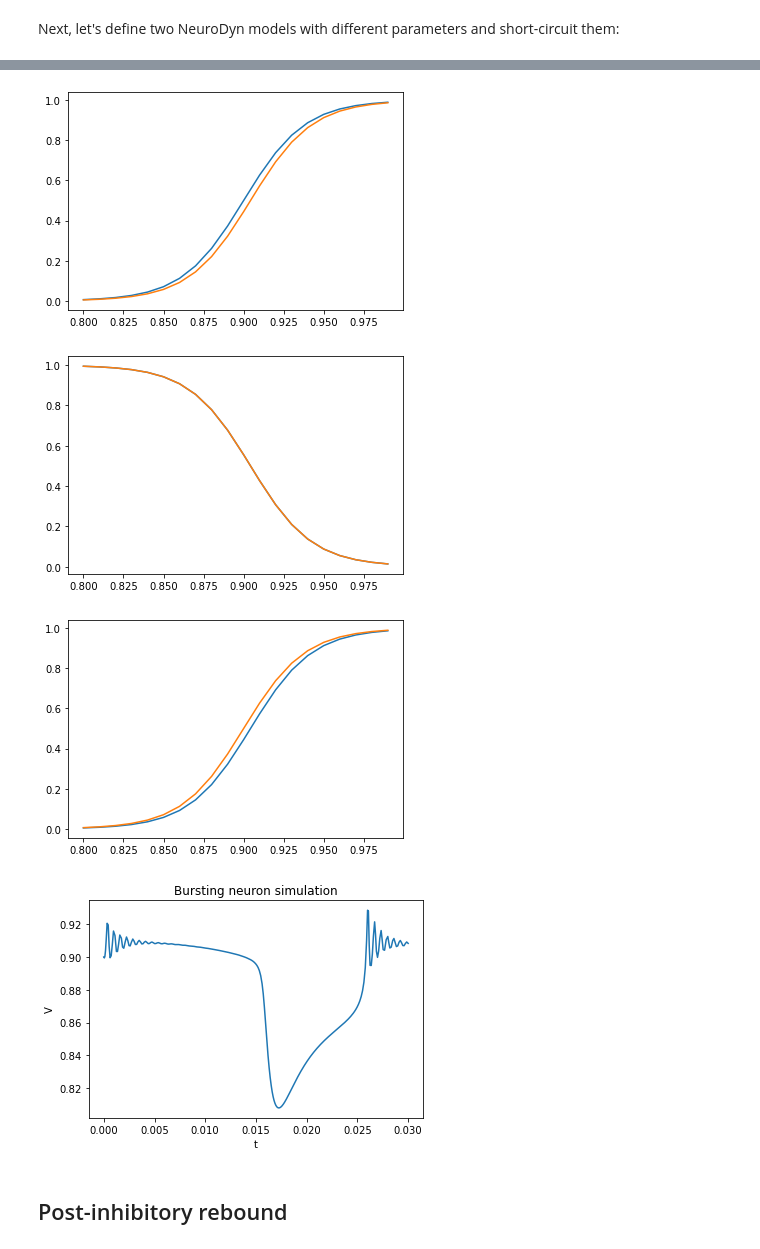
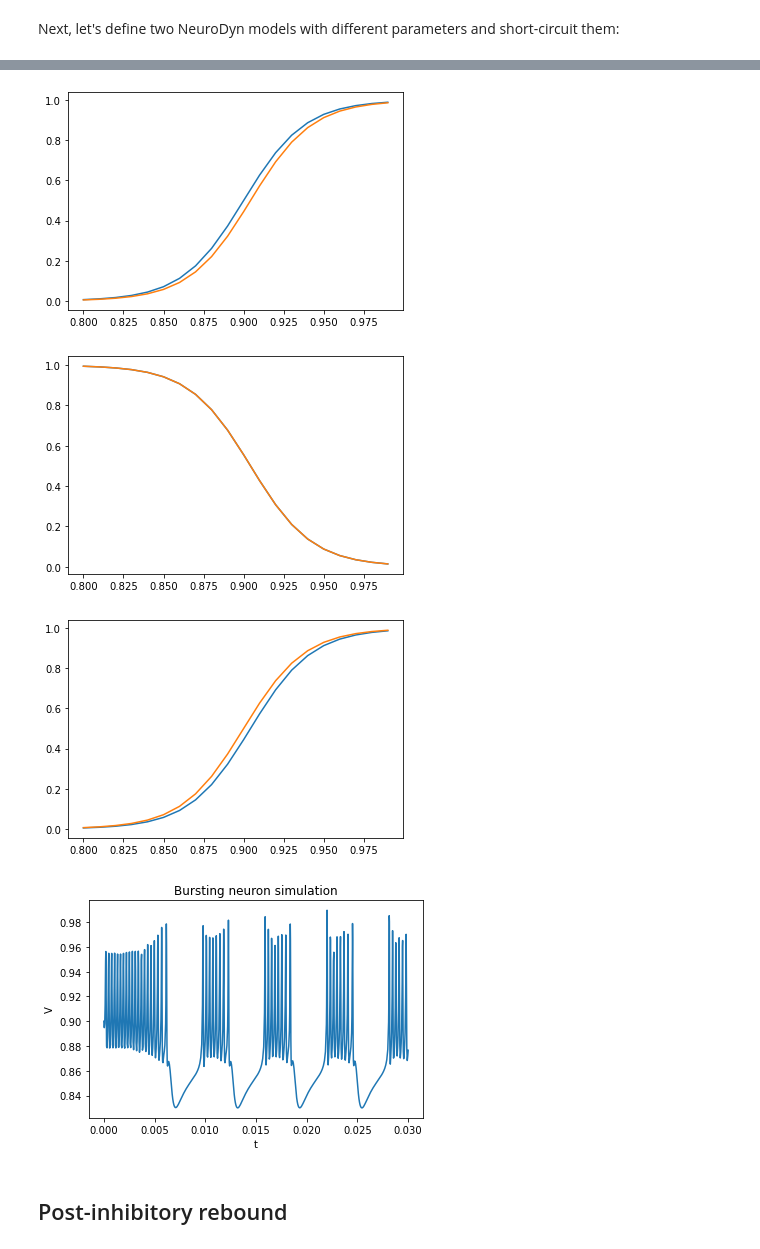
Before and after one commit to lukaribar/telluride-21, a Jupyter notebook: Bursting in NeuroDyn.ipynb, the cells around one changed output, grey strips where cells are left out. Saved outputs shown, nothing was run; the diff lists cells and outputs as text; code cells hidden in the pictures.

```diff
--- a/Bursting in NeuroDyn.ipynb
+++ b/Bursting in NeuroDyn.ipynb
@@ -224,0 +217,14 @@ plt.show()
+# %%
+T = 7000
+t = (0, T)
+
+I0 = 0
+iapp = lambda t: I0
+
+x0 = [0,0,0,0,0,0,0]
+
+sol = neuron_connection.simulate(t, x0, iapp)
+
+plt.figure()
+plt.plot(sol.t, sol.y[0])
+plt.show()
@@ -261,7 +270,7 @@ I_voltage = 230e-9
 I_ref = 100e-9
 
 # Create two neurons with different parameters
-capacitance_scaling = 1 # scale the capacitance to increase the dynamic range
+capacitance_scaling = 0.1 # scale the capacitance to increase the dynamic range
 
 neuron1 = NeuroDynModel(dg1, dE1, dIb1, V_ref, I_voltage, I_master, I_ref, capacitance_scaling)
 neuron2 = NeuroDynModel(dg2, dE2, dIb2, V_ref, I_voltage, I_master, I_ref, capacitance_scaling)
@@ -282,34 +291,34 @@ plt.semilogy(V, neuron1.n.tau(V), V, neuron2.n.tau(V))
 
 # Steady-state functions
 plt.figure()
 plt.plot(V, neuron1.m.inf(V), V, neuron2.m.inf(V))
 plt.figure()
 plt.plot(V, neuron1.h.inf(V), V, neuron2.h.inf(V))
 plt.figure()
 plt.plot(V, neuron1.n.inf(V), V, neuron2.n.inf(V))
 
 I0 = 0e-10
 Iapp = lambda t: I0
 
 T = 0.03
 trange = (0, T)
 
 sol = bursting_neuron.simulate(trange,[V_ref,0,0,0,0,0,0],Iapp)
 
 plt.figure()
 plt.xlabel('t')
 plt.ylabel('V')
 plt.title('Bursting neuron simulation')
 plt.plot(sol.t, sol.y[0])
 plt.show()
 # %% [output]
 [figure]
 [figure]
 [figure]
 [figure]
 [figure]
 [figure]
-[figure, old version]
+[figure, new version]
 # %% [markdown]
 ## Post-inhibitory rebound
 # %%
```
Also changed, not shown: parts of 4 cells of this notebook.
